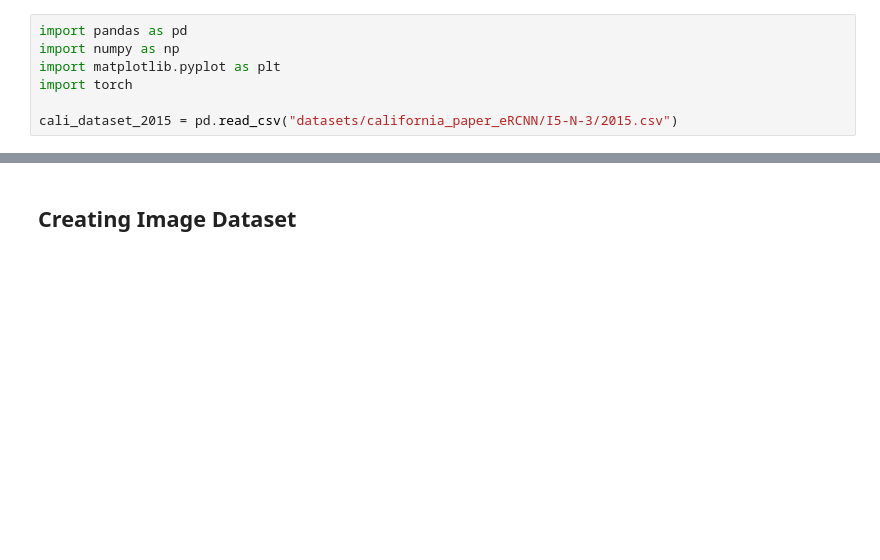
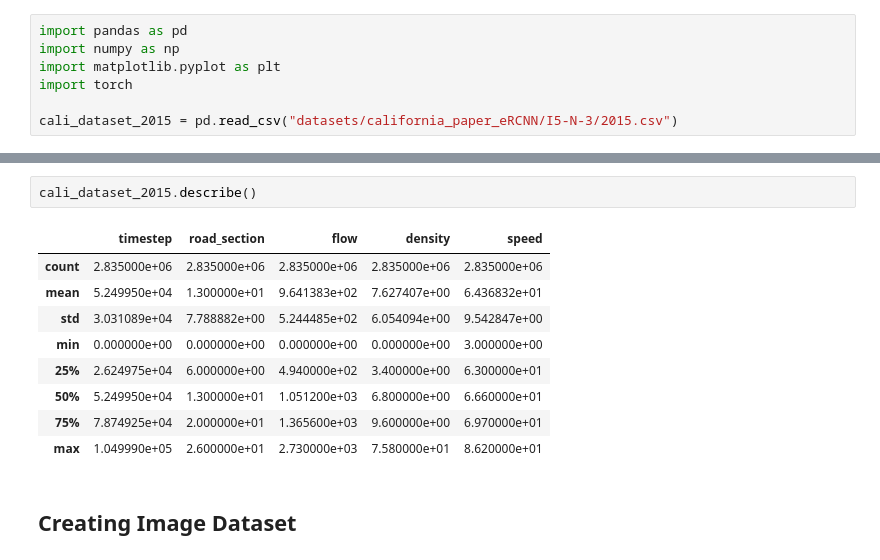
Before and after one commit to josegg05/CUTMaC-CloudApps, a Jupyter notebook: california_data_analisys.ipynb, the cells around one changed output, grey strips where cells are left out. Drawn from its saved outputs; the diff is of its cells as text; blank space fills up the shorter version.

```diff
--- a/california_data_analisys.ipynb
+++ b/california_data_analisys.ipynb
@@ -12,3 +21,15 @@ cali_dataset_2015 = pd.read_csv("datasets/california_paper_eRCNN/I5-N-3/2015.csv
+# %%
+cali_dataset_2015.describe()
+# %% [output]
+|  | timestep | road_section | flow | density | speed |
+| count | 2.835000e+06 | 2.835000e+06 | 2.835000e+06 | 2.835000e+06 | 2.835000e+06 |
+| mean | 5.249950e+04 | 1.300000e+01 | 9.641383e+02 | 7.627407e+00 | 6.436832e+01 |
+| std | 3.031089e+04 | 7.788882e+00 | 5.244485e+02 | 6.054094e+00 | 9.542847e+00 |
+| min | 0.000000e+00 | 0.000000e+00 | 0.000000e+00 | 0.000000e+00 | 3.000000e+00 |
+| 25% | 2.624975e+04 | 6.000000e+00 | 4.940000e+02 | 3.400000e+00 | 6.300000e+01 |
+| 50% | 5.249950e+04 | 1.300000e+01 | 1.051200e+03 | 6.800000e+00 | 6.660000e+01 |
+| 75% | 7.874925e+04 | 2.000000e+01 | 1.365600e+03 | 9.600000e+00 | 6.970000e+01 |
+| max | 1.049990e+05 | 2.600000e+01 | 2.730000e+03 | 7.580000e+01 | 8.620000e+01 |
 # %% [markdown]
 ## Creating Image Dataset
 # %%
```
Also changed, not shown: parts of 23 cells of this notebook, 4 other files.
